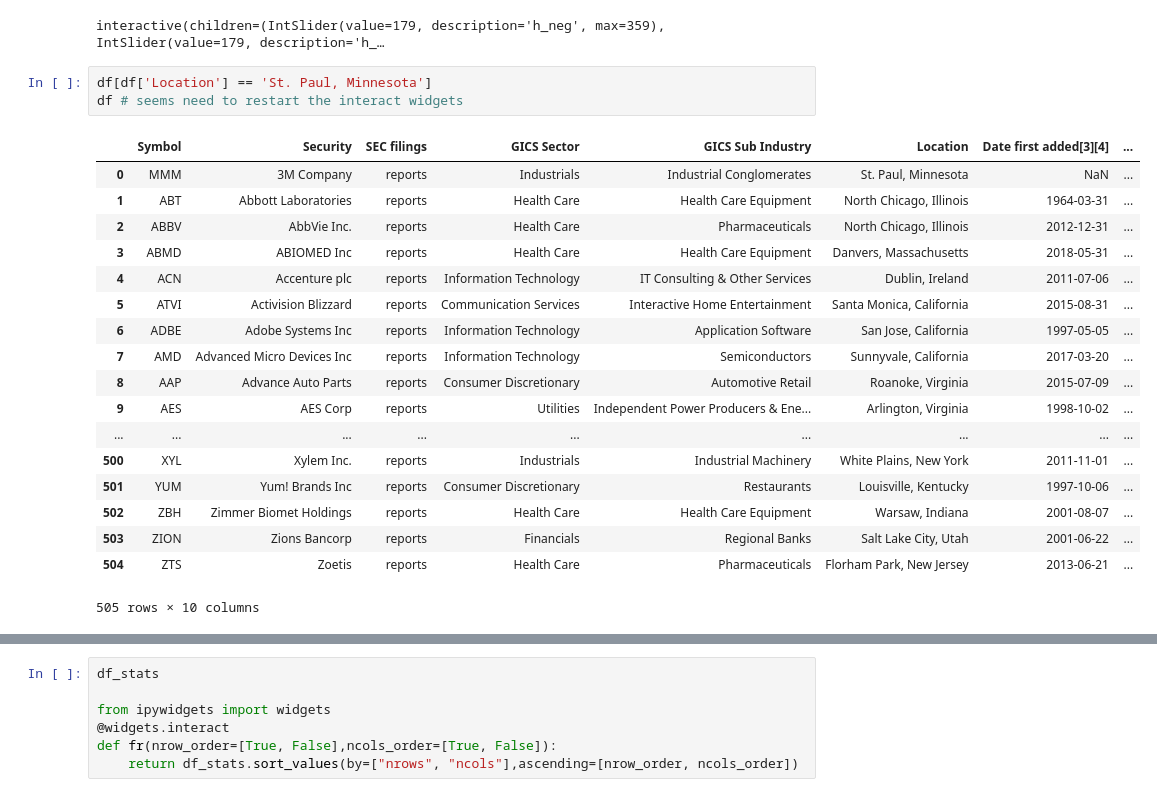
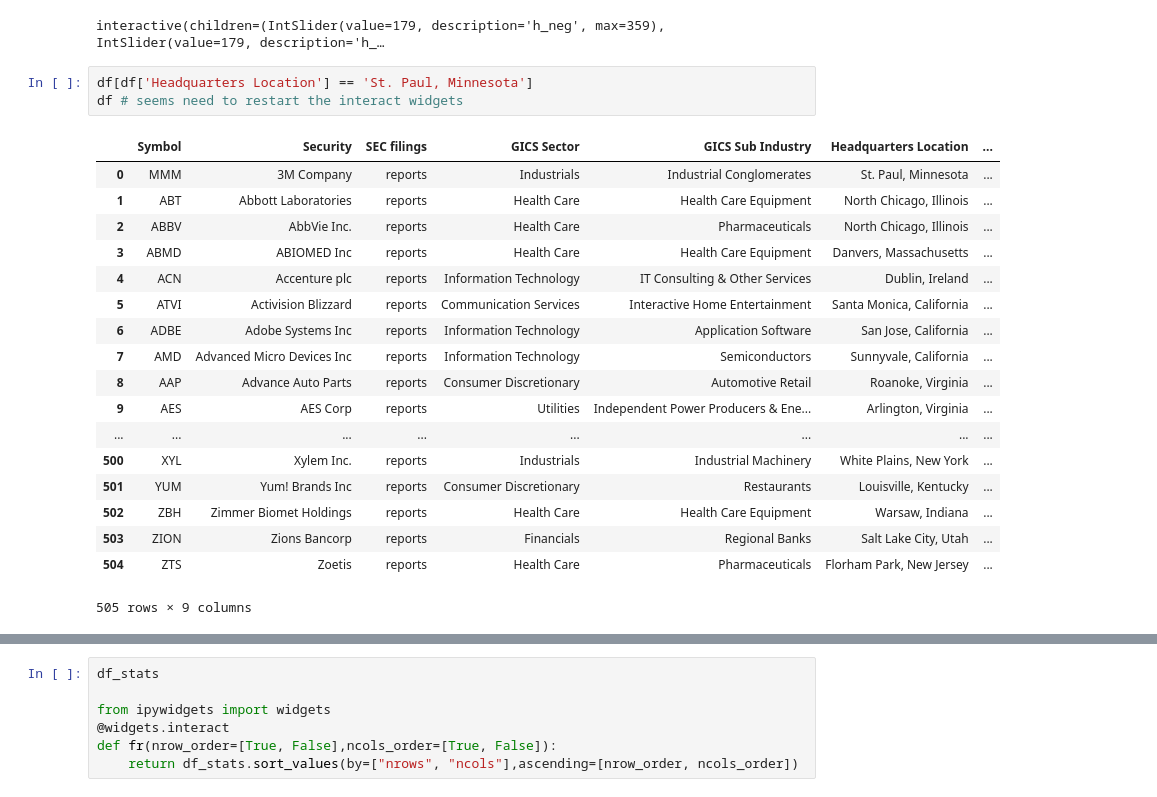
Before and after one commit to FAMILIAR-project/pywikimatrix, a Jupyter notebook: WikipediaMatrix.ipynb, the cells around one changed output, grey strips where cells are left out. Cells and saved outputs as stored; diff of their text form.

```diff
--- a/WikipediaMatrix.ipynb
+++ b/WikipediaMatrix.ipynb
@@ -85,25 +89,25 @@ def f(h_neg=(0, 359, 1), h_pos=(0, 359), s=(0., 99.9), l=(0., 99.9)):
 # %% [output]
 interactive(children=(IntSlider(value=179, description='h_neg', max=359), IntSlider(value=179, description='h_…
 # %%
-df[df['Location'] == 'St. Paul, Minnesota']
+df[df['Headquarters Location'] == 'St. Paul, Minnesota']
 df # seems need to restart the interact widgets
 # %% [output]
-|  | Symbol | Security | SEC filings | GICS Sector | GICS Sub Industry | Location | Date first added[3][4] | ... |
-| 0 | MMM | 3M Company | reports | Industrials | Industrial Conglomerates | St. Paul, Minnesota | NaN | ... |
-| 1 | ABT | Abbott Laboratories | reports | Health Care | Health Care Equipment | North Chicago, Illinois | 1964-03-31 | ... |
-| 2 | ABBV | AbbVie Inc. | reports | Health Care | Pharmaceuticals | North Chicago, Illinois | 2012-12-31 | ... |
-| 3 | ABMD | ABIOMED Inc | reports | Health Care | Health Care Equipment | Danvers, Massachusetts | 2018-05-31 | ... |
-| 4 | ACN | Accenture plc | reports | Information Technology | IT Consulting & Other Services | Dublin, Ireland | 2011-07-06 | ... |
-| 5 | ATVI | Activision Blizzard | reports | Communication Services | Interactive Home Entertainment | Santa Monica, California | 2015-08-31 | ... |
-| 6 | ADBE | Adobe Systems Inc | reports | Information Technology | Application Software | San Jose, California | 1997-05-05 | ... |
-| 7 | AMD | Advanced Micro Devices Inc | reports | Information Technology | Semiconductors | Sunnyvale, California | 2017-03-20 | ... |
-| 8 | AAP | Advance Auto Parts | reports | Consumer Discretionary | Automotive Retail | Roanoke, Virginia | 2015-07-09 | ... |
-| 9 | AES | AES Corp | reports | Utilities | Independent Power Producers & Ene... | Arlington, Virginia | 1998-10-02 | ... |
-| ... | ... | ... | ... | ... | ... | ... | ... | ... |
-| 500 | XYL | Xylem Inc. | reports | Industrials | Industrial Machinery | White Plains, New York | 2011-11-01 | ... |
-| 501 | YUM | Yum! Brands Inc | reports | Consumer Discretionary | Restaurants | Louisville, Kentucky | 1997-10-06 | ... |
-| 502 | ZBH | Zimmer Biomet Holdings | reports | Health Care | Health Care Equipment | Warsaw, Indiana | 2001-08-07 | ... |
-| 503 | ZION | Zions Bancorp | reports | Financials | Regional Banks | Salt Lake City, Utah | 2001-06-22 | ... |
-| 504 | ZTS | Zoetis | reports | Health Care | Pharmaceuticals | Florham Park, New Jersey | 2013-06-21 | ... |
+|  | Symbol | Security | SEC filings | GICS Sector | GICS Sub Industry | Headquarters Location | ... |
+| 0 | MMM | 3M Company | reports | Industrials | Industrial Conglomerates | St. Paul, Minnesota | ... |
+| 1 | ABT | Abbott Laboratories | reports | Health Care | Health Care Equipment | North Chicago, Illinois | ... |
+| 2 | ABBV | AbbVie Inc. | reports | Health Care | Pharmaceuticals | North Chicago, Illinois | ... |
+| 3 | ABMD | ABIOMED Inc | reports | Health Care | Health Care Equipment | Danvers, Massachusetts | ... |
+| 4 | ACN | Accenture plc | reports | Information Technology | IT Consulting & Other Services | Dublin, Ireland | ... |
+| 5 | ATVI | Activision Blizzard | reports | Communication Services | Interactive Home Entertainment | Santa Monica, California | ... |
+| 6 | ADBE | Adobe Systems Inc | reports | Information Technology | Application Software | San Jose, California | ... |
+| 7 | AMD | Advanced Micro Devices Inc | reports | Information Technology | Semiconductors | Sunnyvale, California | ... |
+| 8 | AAP | Advance Auto Parts | reports | Consumer Discretionary | Automotive Retail | Roanoke, Virginia | ... |
+| 9 | AES | AES Corp | reports | Utilities | Independent Power Producers & Ene... | Arlington, Virginia | ... |
+| ... | ... | ... | ... | ... | ... | ... | ... |
+| 500 | XYL | Xylem Inc. | reports | Industrials | Industrial Machinery | White Plains, New York | ... |
+| 501 | YUM | Yum! Brands Inc | reports | Consumer Discretionary | Restaurants | Louisville, Kentucky | ... |
+| 502 | ZBH | Zimmer Biomet Holdings | reports | Health Care | Health Care Equipment | Warsaw, Indiana | ... |
+| 503 | ZION | Zions Bancorp | reports | Financials | Regional Banks | Salt Lake City, Utah | ... |
+| 504 | ZTS | Zoetis | reports | Health Care | Pharmaceuticals | Florham Park, New Jersey | ... |
-505 rows × 10 columns
+505 rows × 9 columns
 # %%
```
Also changed, not shown: parts of 9 cells of this notebook, 43 other files.
